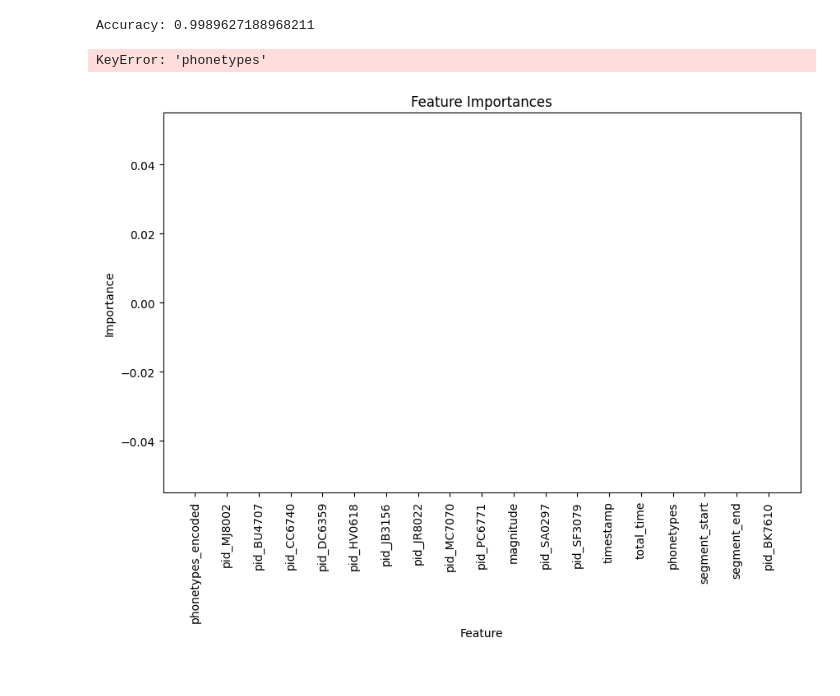
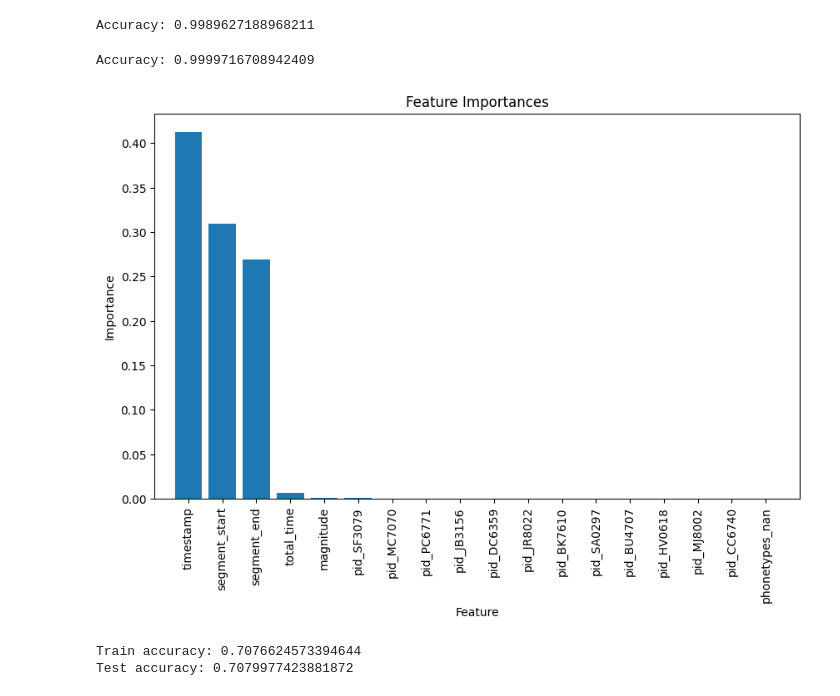
Before and after one commit to MercerHeath/ML-Project, a Jupyter notebook: project/mlproject.ipynb, the cells around one changed output. Saved outputs shown, nothing was run; the diff lists cells and outputs as text; code cells hidden in the pictures.

```diff
--- a/project/mlproject.ipynb
+++ b/project/mlproject.ipynb
@@ -245,15 +272,14 @@ plt.show()
 [figure]
 [figure]
 # %%
-#Set up the figure
+#Written by Nathan padgett
 fig, axs = plt.subplots(3, 1, figsize=(10, 8))
 fig.suptitle('Histograms of Accelerometer Data')
 
-# Plot scatter plots for accelerometer data
 for i, axis in enumerate(['x', 'y', 'z']):
     axs[i].scatter(range(len(accelerometerData[axis])), accelerometerData[axis], color='skyblue', alpha=0.5)
     axs[i].set_title(f'Accelerometer Axis {axis}')
-    axs[i].set_xlabel('Sample')
+    axs[i].set_xlabel('Reading Increments')
     axs[i].set_ylabel('Acceleration')
 
 plt.tight_layout()
@@ -262,7 +288,7 @@ plt.show()
 plt.figure(figsize=(8,6))
 plt.scatter(range(len(tacData['TAC_Reading'])), tacData['TAC_Reading'], color='orange', alpha=0.5)
 plt.title('Scatter Plot of TAC Readings')
-plt.xlabel('Sample')
+plt.xlabel('Reading Increments')
 plt.ylabel('TAC Reading')
 plt.show()
 # %% [output]
@@ -368,6 +389,7 @@ print("Accuracy:", accuracy)
 # %% [output]
 Accuracy: 0.9989627188968211
 # %%
+#Written by Heath Mercer
 from sklearn.preprocessing import OneHotEncoder, LabelEncoder
 from sklearn.compose import ColumnTransformer
 from sklearn.pipeline import Pipeline
@@ -375,63 +397,91 @@ from sklearn.ensemble import RandomForestClassifier
 from sklearn.model_selection import train_test_split
 from sklearn.metrics import accuracy_score
 
-# Define your preprocessor
 preprocessor = ColumnTransformer(
     transformers=[
-        ('pid', OneHotEncoder(handle_unknown='ignore'), ['pid'])
+        ('pid', OneHotEncoder(handle_unknown='ignore'), ['pid']),
+        ('phonetypes', OneHotEncoder(handle_unknown='ignore'), ['phonetypes'])
     ],
     remainder='passthrough'
 )
 
-# Define the pipeline with the preprocessor and the RandomForestClassifier
 pipeline = Pipeline([
     ('preprocessor', preprocessor),
-    ('classifier', RandomForestClassifier(random_state=42))  # You can adjust parameters as needed
+    ('classifier', RandomForestClassifier(random_state=42))
 ])
 
-X = filtered_aboveMergeData[['phonetypes', 'pid', 'magnitude']]
+X = filtered_aboveMergeData[['timestamp', 'total_time', 'phonetypes', 'segment_start', 'segment_end', 'pid', 'magnitude']]
 y = (filtered_aboveMergeData['TAC_Reading'] >= .08)
 
-label_encoder = LabelEncoder()
-X['phonetypes_encoded'] = label_encoder.fit_transform(X['phonetypes'])
-
-# Assuming X and y are defined as you have them
 X_train, X_test, y_train, y_test = train_test_split(X, y, test_size=0.2, random_state=42)
 
-# Fit the pipeline
 pipeline.fit(X_train, y_train)
 
-# Predict
 y_pred = pipeline.predict(X_test)
 
-# Calculate accuracy
 accuracy = accuracy_score(y_test, y_pred)
 print("Accuracy:", accuracy)
 # %% [output]
-KeyError: 'phonetypes'
+Accuracy: 0.9999716708942409
 # %%
+#Written by Heath Mercer
 import matplotlib.pyplot as plt
 
 random_forest = pipeline.named_steps['classifier']
 
 feature_importances = random_forest.feature_importances_
 
 one_hot_feature_names = preprocessor.named_transformers_['pid'].get_feature_names_out(input_features=['pid'])
+phonetypes_encoded_feature_names = preprocessor.named_transformers_['phonetypes'].get_feature_names_out(input_features=['phonetypes'])
+remaining_feature_names = list(X.columns.drop(['pid', 'phonetypes']))
 
-remaining_feature_names = list(X.columns.drop('pid'))
-
-feature_names = list(one_hot_feature_names) + remaining_feature_names
+feature_names = list(one_hot_feature_names) + list(phonetypes_encoded_feature_names) + remaining_feature_names
 
 indices = feature_importances.argsort()[::-1]
 
-# Plot
 plt.figure(figsize=(10, 6))
 plt.title("Feature Importances")
 plt.bar(range(len(indices)), feature_importances[indices], align="center")
 plt.xticks(range(len(indices)), [feature_names[i] for i in indices], rotation=90)
 plt.xlim([-1, len(indices)])
 plt.ylabel("Importance")
 plt.xlabel("Feature")
 plt.show()
 # %% [output]
-[figure, old version]
+[figure, new version]
+# %%
+#Written by Nathan Padgett
+from sklearn.model_selection import train_test_split
+from sklearn.tree import DecisionTreeClassifier
+from sklearn.preprocessing import OneHotEncoder
+from sklearn.compose import ColumnTransformer
+from sklearn.pipeline import Pipeline
+
+X = filtered_aboveMergeData[['total_time', 'pid']]
+y = (filtered_aboveMergeData['TAC_Reading'] >= 0.08)
+
+X_train, X_test, y_train, y_test = train_test_split(X, y, test_size=0.2, random_state=42)
+
+preprocessor = ColumnTransformer(
+    transformers=[
+        ('pid', OneHotEncoder(handle_unknown='ignore'), ['pid'])
+    ],
+    remainder='passthrough'
+)
+
+pipeline = Pipeline([
+    ('preprocessor', preprocessor),
+    ('classifier', DecisionTreeClassifier(max_depth=3, random_state=42))
+])
+
+pipeline.fit(X_train, y_train)
+
+train_accuracy = pipeline.score(X_train, y_train)
+test_accuracy = pipeline.score(X_test, y_test)
+
+
+print("Train accuracy:", train_accuracy)
+print("Test accuracy:", test_accuracy)
+# %% [output]
+Train accuracy: 0.7076624573394644
+Test accuracy: 0.7079977423881872
```
Also changed, not shown: parts of 18 cells of this notebook.
